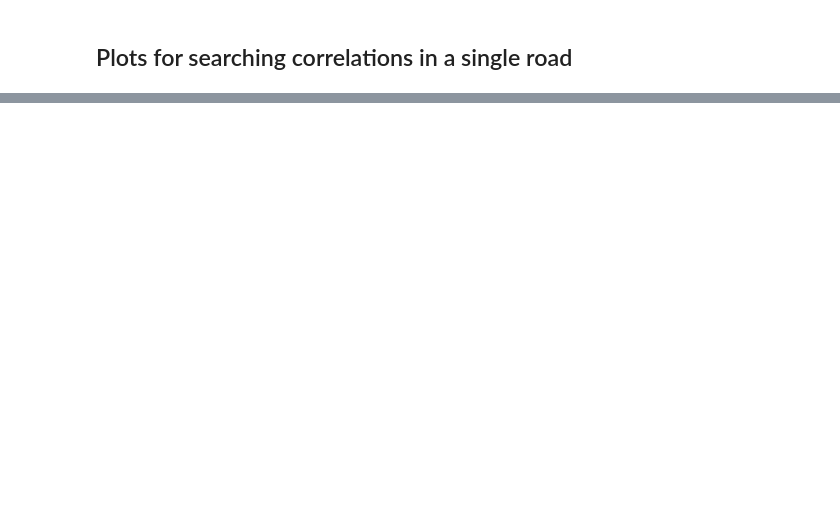
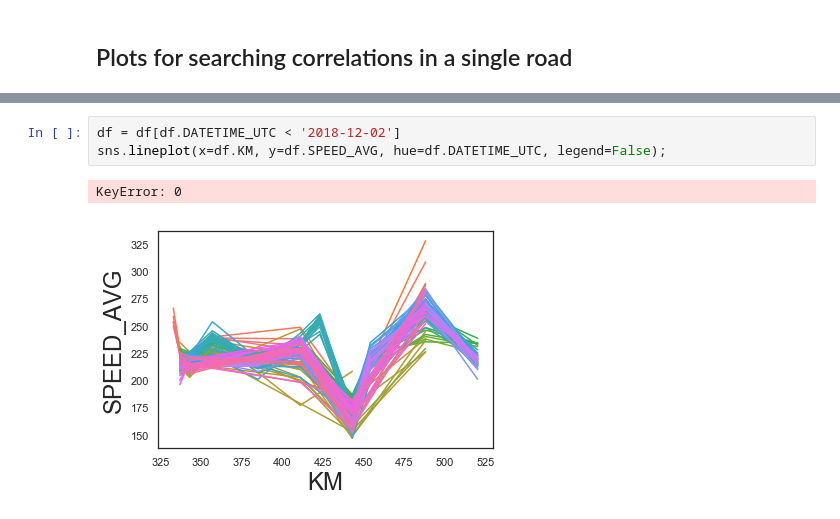
Before and after one commit to gianpy15/DMProject, a Jupyter notebook: notebooks/data_visualization.ipynb, the cells around one changed output, grey strips where cells are left out. Saved outputs shown, nothing was run; the diff lists cells and outputs as text; blank space fills up the shorter version.

```diff
--- a/notebooks/data_visualization.ipynb
+++ b/notebooks/data_visualization.ipynb
@@ -95,0 +150,6 @@ sns.pairplot(df_to_plot);
+# %%
+df = df[df.DATETIME_UTC < '2018-12-02']
+sns.lineplot(x=df.KM, y=df.SPEED_AVG, hue=df.DATETIME_UTC, legend=False);
+# %% [output]
+KeyError: 0
+[figure, added]
```
Also changed, not shown: parts of 15 cells of this notebook, 3 other files.
